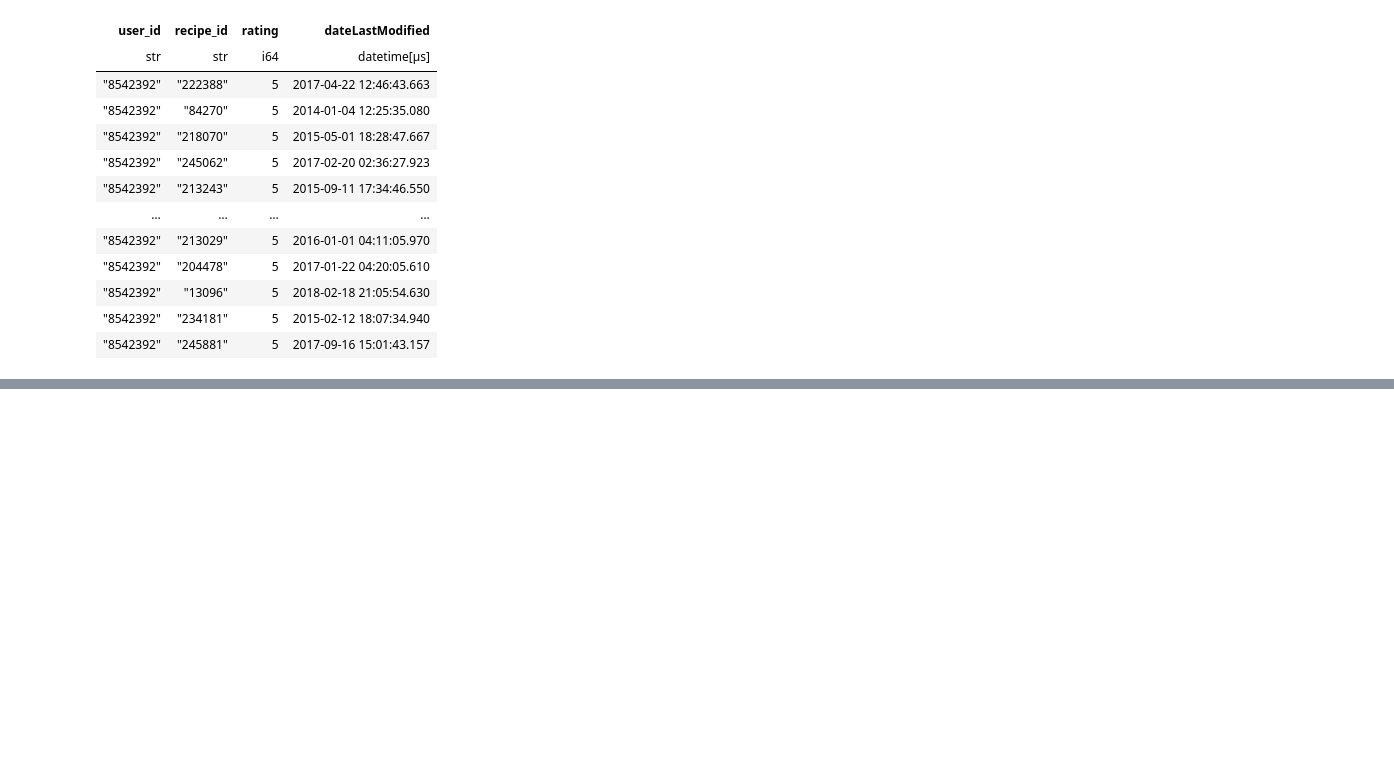
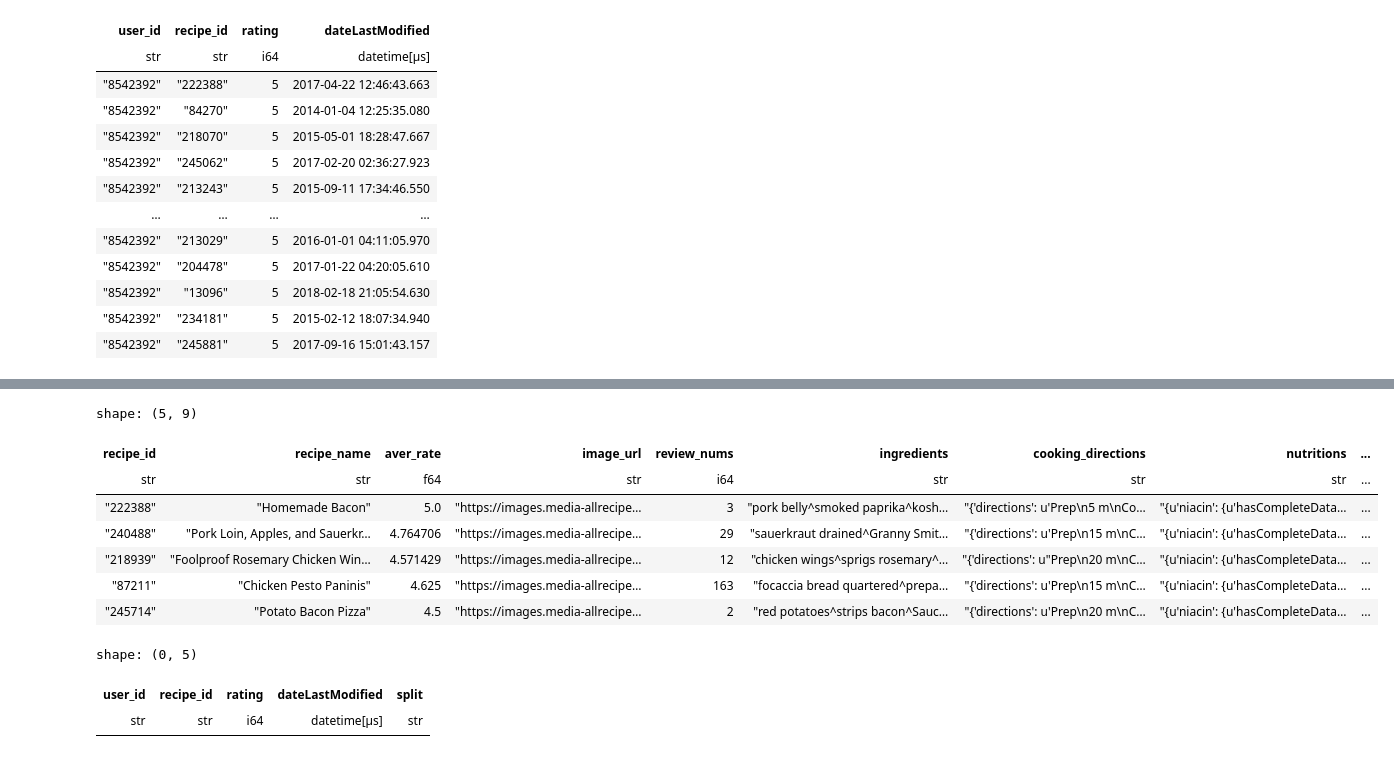
Before and after one commit to jeremy-jmc/kaggle-bigquery-hackaton-2025, a Jupyter notebook: notebooks/eda.ipynb, the cells around one changed output, grey strips where cells are left out. Drawn from its saved outputs; the diff is of its cells as text; code cells hidden in the pictures; blank space fills up the shorter version.

```diff
--- a/notebooks/eda.ipynb
+++ b/notebooks/eda.ipynb
@@ -270,0 +298,19 @@ Test ratings for that recipe
+# %%
+df_recipe.head()
+# %% [output]
+shape: (5, 9)
+| recipe_id | recipe_name | aver_rate | image_url | review_nums | ingredients | cooking_directions | nutritions | ... |
+| str | str | f64 | str | i64 | str | str | str | ... |
+| "222388" | "Homemade Bacon" | 5.0 | "https://images.media-allrecipe… | 3 | "pork belly^smoked paprika^kosh… | "{'directions': u'Prep\n5 m\nCo… | "{u'niacin': {u'hasCompleteData… | ... |
+| "240488" | "Pork Loin, Apples, and Sauerkr… | 4.764706 | "https://images.media-allrecipe… | 29 | "sauerkraut drained^Granny Smit… | "{'directions': u'Prep\n15 m\nC… | "{u'niacin': {u'hasCompleteData… | ... |
+| "218939" | "Foolproof Rosemary Chicken Win… | 4.571429 | "https://images.media-allrecipe… | 12 | "chicken wings^sprigs rosemary^… | "{'directions': u"Prep\n20 m\nC… | "{u'niacin': {u'hasCompleteData… | ... |
+| "87211" | "Chicken Pesto Paninis" | 4.625 | "https://images.media-allrecipe… | 163 | "focaccia bread quartered^prepa… | "{'directions': u'Prep\n15 m\nC… | "{u'niacin': {u'hasCompleteData… | ... |
+| "245714" | "Potato Bacon Pizza" | 4.5 | "https://images.media-allrecipe… | 2 | "red potatoes^strips bacon^Sauc… | "{'directions': u'Prep\n20 m\nC… | "{u'niacin': {u'hasCompleteData… | ... |
+# %%
+df_interaction.filter(
+    (pl.col("user_id") == mealrec_user) & (pl.col("recipe_id") == mealrec_recipe)
+)
+# %% [output]
+shape: (0, 5)
+| user_id | recipe_id | rating | dateLastModified | split |
+| str | str | i64 | datetime[μs] | str |
```
Also changed, not shown: parts of 13 cells of this notebook, 3 other files.
